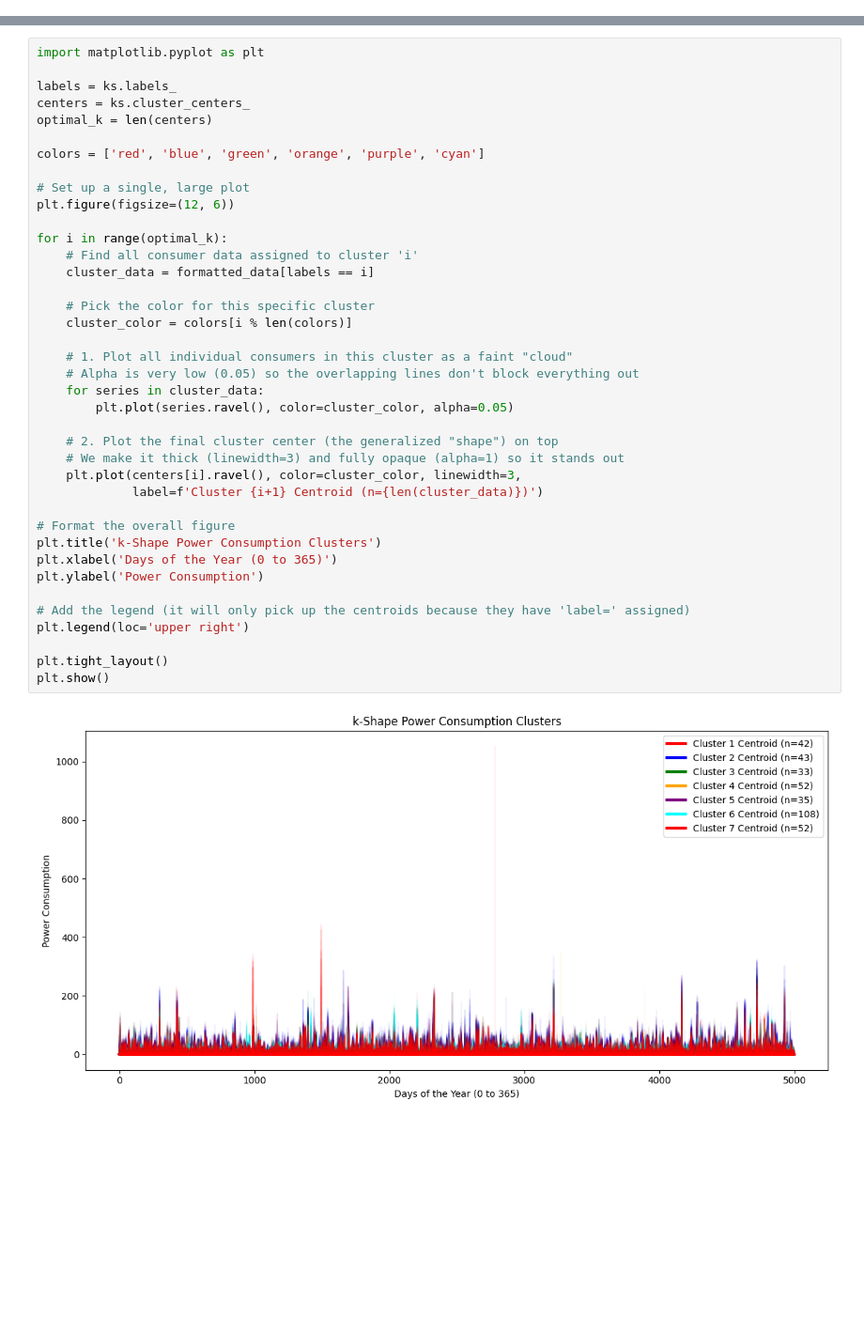
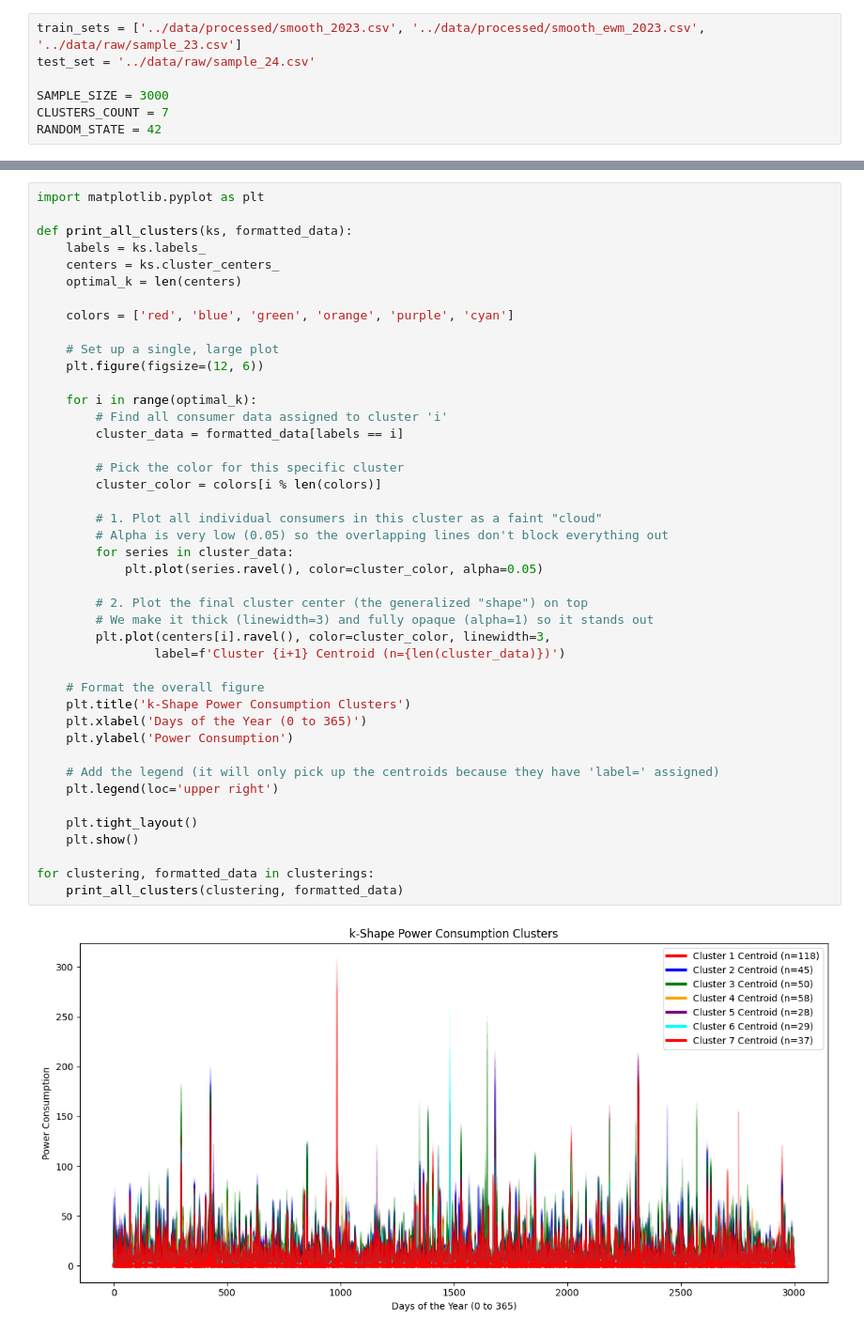
Before and after one commit to QuirkyCroissant/Clustering-And-Forecasting-TimeSeries-PlayingGround, a Jupyter notebook: notebooks/kShapeClustering.ipynb, the cells around one changed output, grey strips where cells are left out. Shown at 94% size. Saved outputs shown, nothing was run; the diff lists cells and outputs as text; blank space fills up the shorter version.

```diff
--- a/notebooks/kShapeClustering.ipynb
+++ b/notebooks/kShapeClustering.ipynb
@@ -1,3 +1,10 @@
+# %%
+train_sets = ['../data/processed/smooth_2023.csv', '../data/processed/smooth_ewm_2023.csv', '../data/raw/sample_23.csv']
+test_set = '../data/raw/sample_24.csv'
+
+SAMPLE_SIZE = 3000
+CLUSTERS_COUNT = 7
+RANDOM_STATE = 42
 # %%
 #%pip install tslearn
 #%pip install matplotlib
@@ -130,41 +150,45 @@ plt.show()
 # %%
 import matplotlib.pyplot as plt
 
-labels = ks.labels_
-centers = ks.cluster_centers_
-optimal_k = len(centers)
+def print_all_clusters(ks, formatted_data):
+    labels = ks.labels_
+    centers = ks.cluster_centers_
+    optimal_k = len(centers)
 
-colors = ['red', 'blue', 'green', 'orange', 'purple', 'cyan']
+    colors = ['red', 'blue', 'green', 'orange', 'purple', 'cyan']
 
-# Set up a single, large plot
-plt.figure(figsize=(12, 6))
+    # Set up a single, large plot
+    plt.figure(figsize=(12, 6))
 
-for i in range(optimal_k):
-    # Find all consumer data assigned to cluster 'i'
-    cluster_data = formatted_data[labels == i]
+    for i in range(optimal_k):
+        # Find all consumer data assigned to cluster 'i'
+        cluster_data = formatted_data[labels == i]
 
-    # Pick the color for this specific cluster
-    cluster_color = colors[i % len(colors)]
+        # Pick the color for this specific cluster
+        cluster_color = colors[i % len(colors)]
 
-    # 1. Plot all individual consumers in this cluster as a faint "cloud"
-    # Alpha is very low (0.05) so the overlapping lines don't block everything out
-    for series in cluster_data:
-        plt.plot(series.ravel(), color=cluster_color, alpha=0.05)
+        # 1. Plot all individual consumers in this cluster as a faint "cloud"
+        # Alpha is very low (0.05) so the overlapping lines don't block everything out
+        for series in cluster_data:
+            plt.plot(series.ravel(), color=cluster_color, alpha=0.05)
 
-    # 2. Plot the final cluster center (the generalized "shape") on top
-    # We make it thick (linewidth=3) and fully opaque (alpha=1) so it stands out
-    plt.plot(centers[i].ravel(), color=cluster_color, linewidth=3,
-             label=f'Cluster {i+1} Centroid (n={len(cluster_data)})')
+        # 2. Plot the final cluster center (the generalized "shape") on top
+        # We make it thick (linewidth=3) and fully opaque (alpha=1) so it stands out
+        plt.plot(centers[i].ravel(), color=cluster_color, linewidth=3,
+                label=f'Cluster {i+1} Centroid (n={len(cluster_data)})')
 
-# Format the overall figure
-plt.title('k-Shape Power Consumption Clusters')
-plt.xlabel('Days of the Year (0 to 365)')
-plt.ylabel('Power Consumption')
+    # Format the overall figure
+    plt.title('k-Shape Power Consumption Clusters')
+    plt.xlabel('Days of the Year (0 to 365)')
+    plt.ylabel('Power Consumption')
 
-# Add the legend (it will only pick up the centroids because they have 'label=' assigned)
-plt.legend(loc='upper right')
+    # Add the legend (it will only pick up the centroids because they have 'label=' assigned)
+    plt.legend(loc='upper right')
 
-plt.tight_layout()
-plt.show()
+    plt.tight_layout()
+    plt.show()
+
+for clustering, formatted_data in clusterings:
+    print_all_clusters(clustering, formatted_data)
 # %% [output]
-[figure, old version]
+[figure, new version]
```
Also changed, not shown: parts of 6 cells of this notebook, 2 other files.
